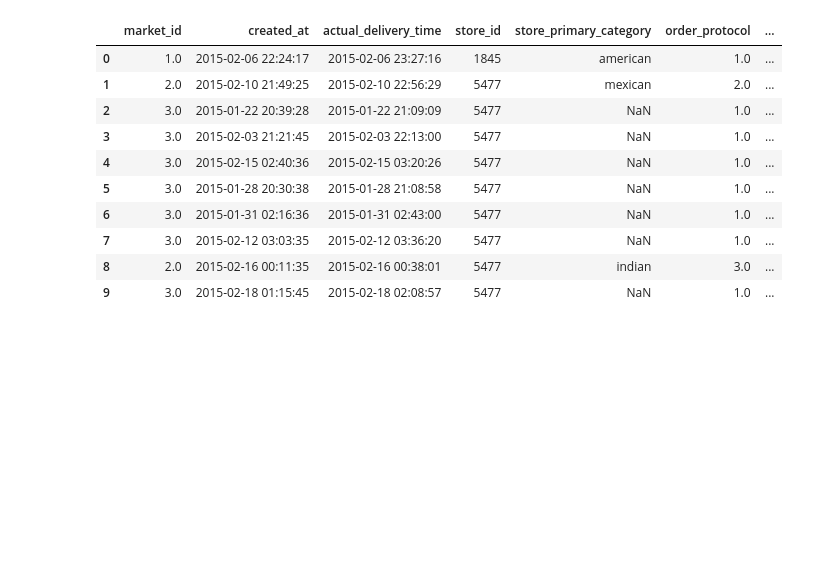
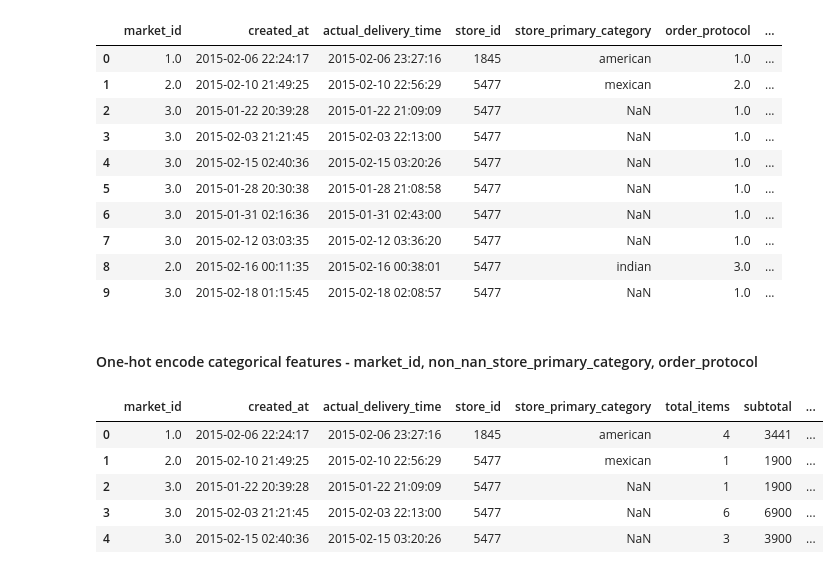
Before and after one commit to MeetPatel89/delivery_pred, a Jupyter notebook: notebooks/explore-0.0.1.ipynb, the cells around one changed output. Cells and saved outputs as stored; diff of their text form; code cells hidden in the pictures; blank space fills up the shorter version.

Commit message:
implement one-hot encoding of categorical features - market_id, store_primary_category, order_protocol, time_of_day

```diff
--- a/notebooks/explore-0.0.1.ipynb
+++ b/notebooks/explore-0.0.1.ipynb
@@ -111,6 +111,10 @@ df["store_median_delivery_time"] = df.groupby("store_id")["actual_total_delivery
 # Impute missing values for store_primary_category using mode for given store_id
 store_category_modes = df.groupby("store_id")["store_primary_category"].agg(lambda x: x.mode().iloc[0] if not x.mode().empty else np.nan)
 df["non_nan_store_primary_category"] = df["store_primary_category"].fillna(df["store_id"].map(store_category_modes))
+# %%
+# impute missing values for market_id using mode for given store_id
+market_modes = df.groupby("store_id")["market_id"].agg(lambda x: x.mode().iloc[0] if not x.mode().empty else np.nan)
+df["non_nan_market_id"] = df["market_id"].fillna(df["store_id"].map(market_modes))
 # %%
 df.head(10)
 # %% [output]
@@ -125,3 +129,17 @@ df.head(10)
 | 7 | 3.0 | 2015-02-12 03:03:35 | 2015-02-12 03:36:20 | 5477 | NaN | 1.0 | ... |
 | 8 | 2.0 | 2015-02-16 00:11:35 | 2015-02-16 00:38:01 | 5477 | indian | 3.0 | ... |
 | 9 | 3.0 | 2015-02-18 01:15:45 | 2015-02-18 02:08:57 | 5477 | NaN | 1.0 | ... |
+# %% [markdown]
+#### One-hot encode categorical features - market_id, non_nan_store_primary_category, order_protocol
+# %%
+# one-hot encode categorical features - non_nan_store_primary_category, non_nan_market_id, order_protocol, time_of_day
+df = pd.get_dummies(df, columns=["non_nan_store_primary_category", "non_nan_market_id", "order_protocol", "time_of_day"], drop_first=True, dtype=int, prefix=["store_category", "market_id", "order_protocol", "time_of_day"])
+# %%
+df.head()
+# %% [output]
+|  | market_id | created_at | actual_delivery_time | store_id | store_primary_category | total_items | subtotal | ... |
+| 0 | 1.0 | 2015-02-06 22:24:17 | 2015-02-06 23:27:16 | 1845 | american | 4 | 3441 | ... |
+| 1 | 2.0 | 2015-02-10 21:49:25 | 2015-02-10 22:56:29 | 5477 | mexican | 1 | 1900 | ... |
+| 2 | 3.0 | 2015-01-22 20:39:28 | 2015-01-22 21:09:09 | 5477 | NaN | 1 | 1900 | ... |
+| 3 | 3.0 | 2015-02-03 21:21:45 | 2015-02-03 22:13:00 | 5477 | NaN | 6 | 6900 | ... |
+| 4 | 3.0 | 2015-02-15 02:40:36 | 2015-02-15 03:20:26 | 5477 | NaN | 3 | 3900 | ... |
```
Also changed, not shown: parts of 2 cells of this notebook.
